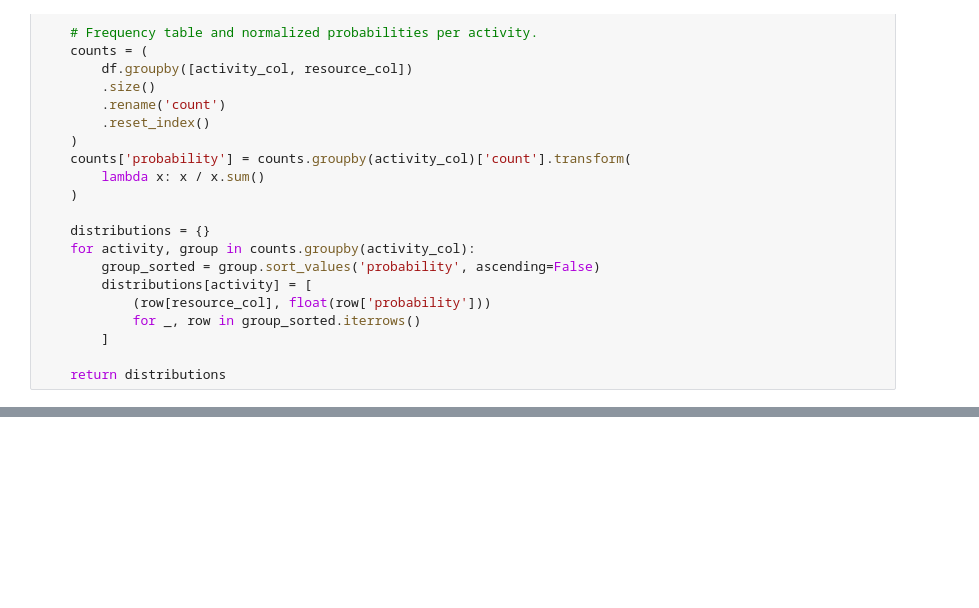
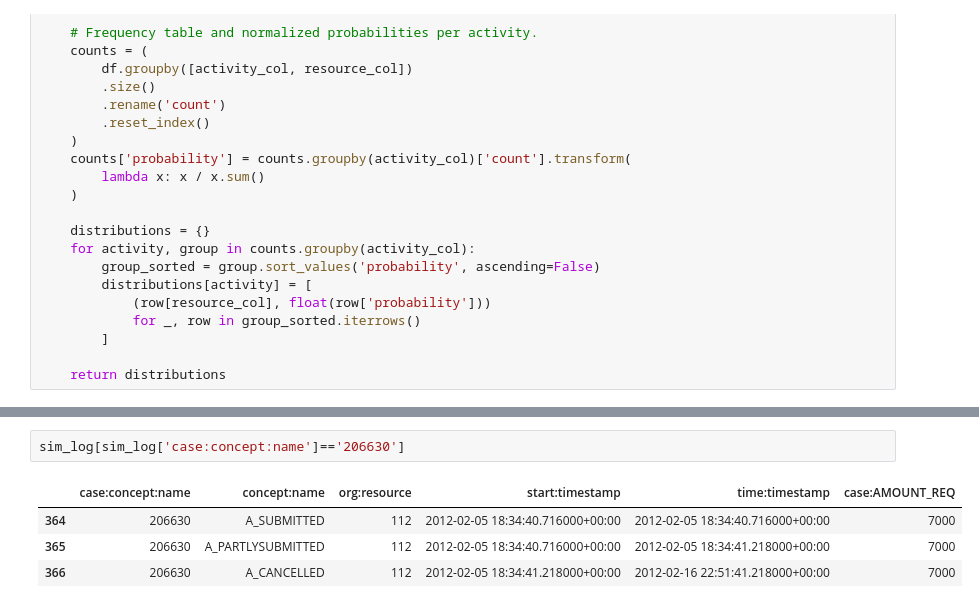
Before and after one commit to FabrizioDeSantis/Fair-PrescriptiveProcessMonitoring, a Jupyter notebook: prosit-recommendations-simulator/RecommendationsSimulator.ipynb, the cells around one changed output, grey strips where cells are left out. Saved outputs shown, nothing was run; the diff lists cells and outputs as text; blank space fills up the shorter version.

```diff
--- a/prosit-recommendations-simulator/RecommendationsSimulator.ipynb
+++ b/prosit-recommendations-simulator/RecommendationsSimulator.ipynb
@@ -237,0 +194,7 @@ sim_log[sim_log['case:concept:name'] == "6"]
+# %%
+sim_log[sim_log['case:concept:name']=='206630']
+# %% [output]
+|  | case:concept:name | concept:name | org:resource | start:timestamp | time:timestamp | case:AMOUNT_REQ |
+| 364 | 206630 | A_SUBMITTED | 112 | 2012-02-05 18:34:40.716000+00:00 | 2012-02-05 18:34:40.716000+00:00 | 7000 |
+| 365 | 206630 | A_PARTLYSUBMITTED | 112 | 2012-02-05 18:34:40.716000+00:00 | 2012-02-05 18:34:41.218000+00:00 | 7000 |
+| 366 | 206630 | A_CANCELLED | 112 | 2012-02-05 18:34:41.218000+00:00 | 2012-02-16 22:51:41.218000+00:00 | 7000 |
```
Also changed, not shown: parts of 18 cells of this notebook, 5 other files.
